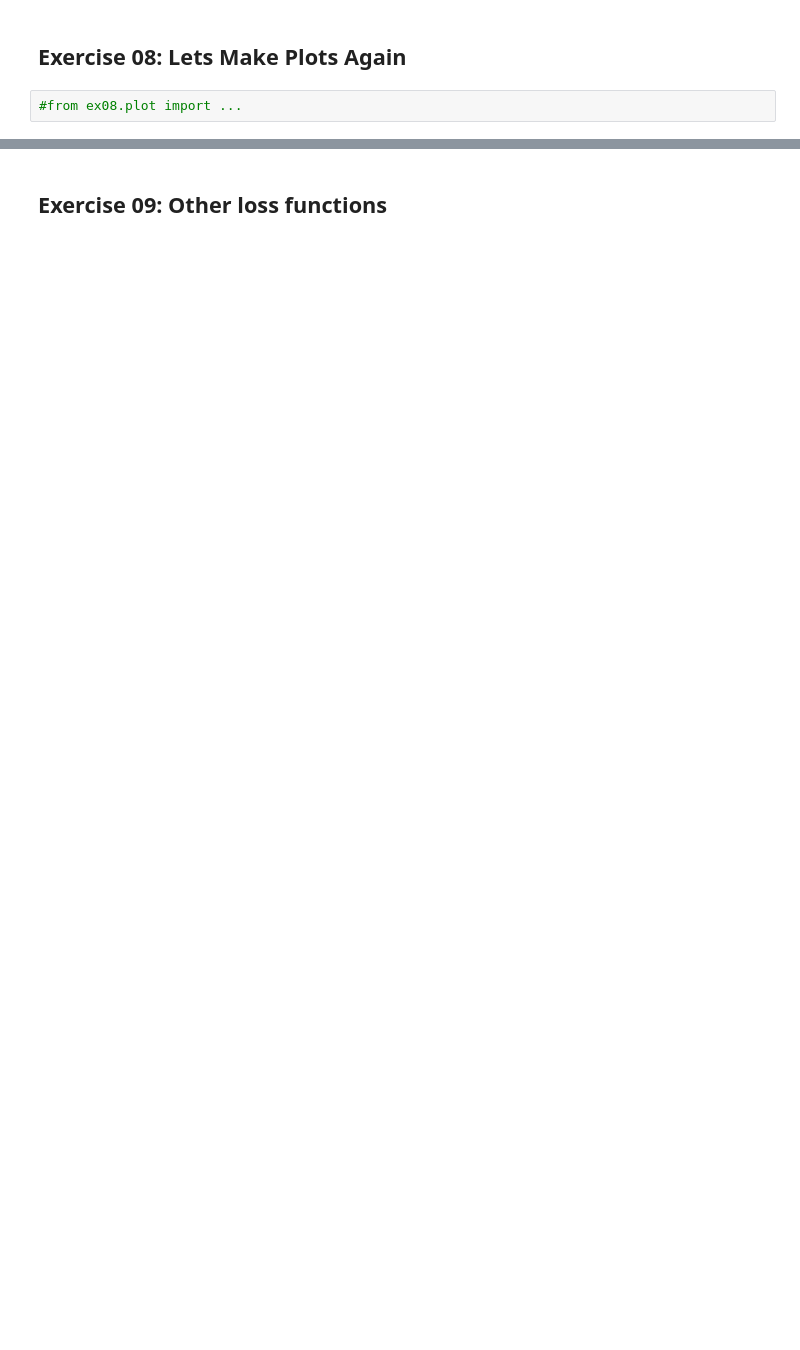
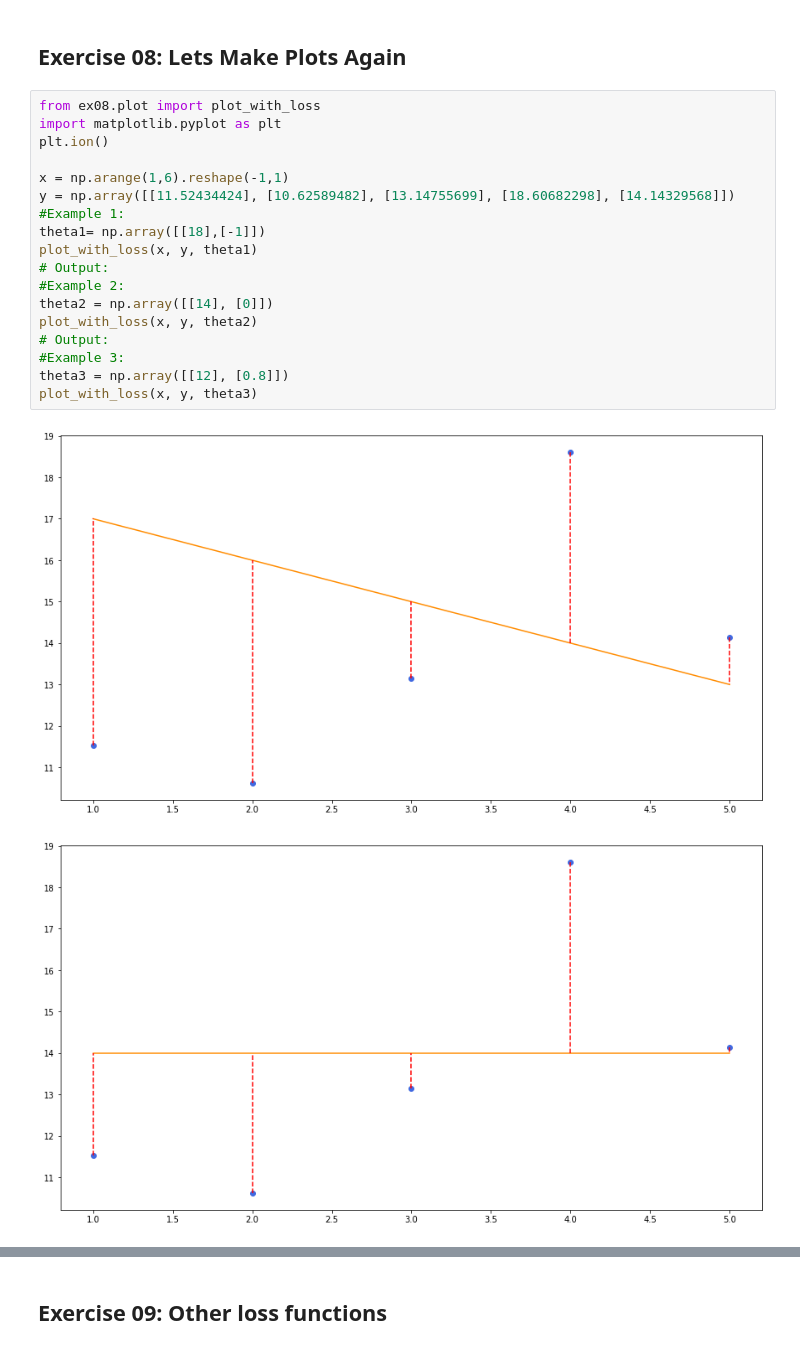
Before and after one commit to madvid/ml_module_00, a Jupyter notebook: overall.ipynb, the cells around one changed output, grey strips where cells are left out. Saved outputs shown, nothing was run; the diff lists cells and outputs as text; blank space fills up the shorter version.

```diff
--- a/overall.ipynb
+++ b/overall.ipynb
@@ -288,4 +670,23 @@ ici 0
 # %% [markdown]
 ## Exercise 08: Lets Make Plots Again
 # %%
-#from ex08.plot import ...
+from ex08.plot import plot_with_loss
+import matplotlib.pyplot as plt
+plt.ion()
+
+x = np.arange(1,6).reshape(-1,1)
+y = np.array([[11.52434424], [10.62589482], [13.14755699], [18.60682298], [14.14329568]])
+#Example 1:
+theta1= np.array([[18],[-1]])
+plot_with_loss(x, y, theta1)
+# Output:
+#Example 2:
+theta2 = np.array([[14], [0]])
+plot_with_loss(x, y, theta2)
+# Output:
+#Example 3:
+theta3 = np.array([[12], [0.8]])
+plot_with_loss(x, y, theta3)
+# %% [output]
+[figure, added]
+[figure, added]
```
Also changed, not shown: parts of 14 cells of this notebook, 8 other files.
